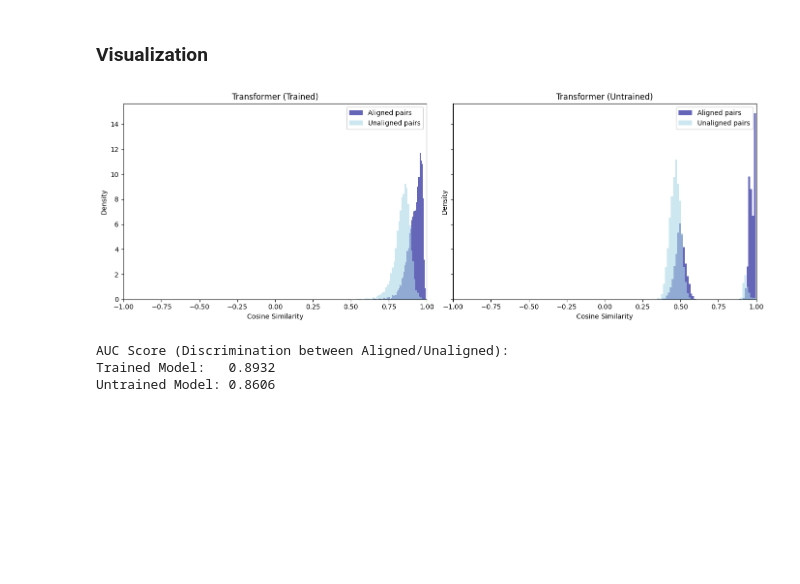
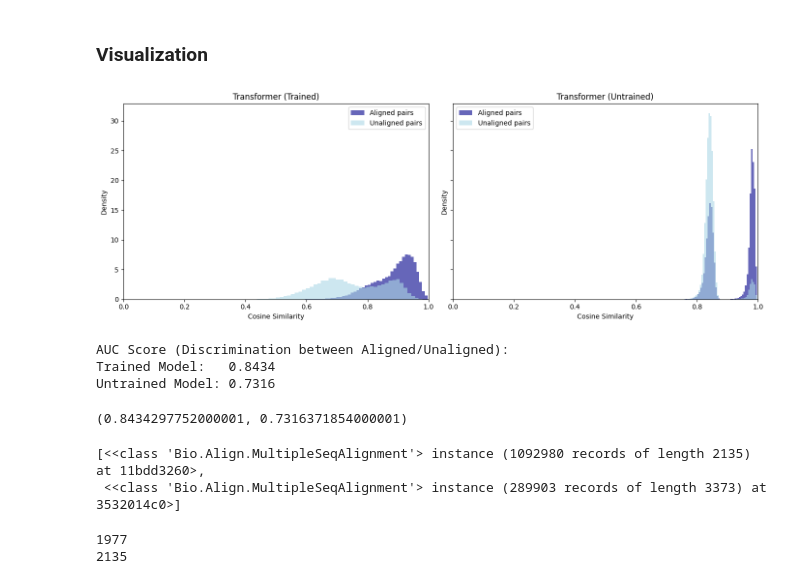
Before and after one commit to dgloukhman/unsupervised-learning-in-biology, a Jupyter notebook: experiments/Experiment_4.ipynb, the cells around one changed output. Drawn from its saved outputs; the diff is of its cells as text; code cells hidden in the pictures; blank space fills up the shorter version.

```diff
--- a/experiments/Experiment_4.ipynb
+++ b/experiments/Experiment_4.ipynb
@@ -34,7 +33,8 @@ from sklearn.metrics.pairwise import cosine_similarity
 # %%
 # kleineres Modell 'esm2_t6_8M_UR50D' zum testen
 # verwendet 36-layer Transformer trained on UniParc" (ca. 670 Mio. Parameter ) im Paper.
-model, alphabet = esm.pretrained.esm1_t6_43M_UR50S()
+model, alphabet = esm.pretrained.esm1_t34_670M_UR50S()
+# model, alphabet = esm.pretrained.esm1_t6_43M_UR50S()
 
 if torch.cuda.is_available():
     model = model.cuda()
@@ -255,42 +250,73 @@ Done. Collected 5000 aligned and 5000 unaligned pairs.
 ### Visualization
 # %%
 fig, axes = plt.subplots(1, 2, figsize=(14, 5), sharey=True)
+
 
 # Plot Helper
 def plot_dist(ax, aligned, unaligned, title):
     # Plot histograms with density
-    ax.hist(aligned, bins=50, density=True, alpha=0.6, color='darkblue', label='Aligned pairs')
-    ax.hist(unaligned, bins=50, density=True, alpha=0.6, color='lightblue', label='Unaligned pairs')
+    ax.hist(
+        aligned,
+        bins=50,
+        density=True,
+        alpha=0.6,
+        color="darkblue",
+        label="Aligned pairs",
+    )
+    ax.hist(
+        unaligned,
+        bins=50,
+        density=True,
+        alpha=0.6,
+        color="lightblue",
+        label="Unaligned pairs",
+    )
     ax.set_title(title)
     ax.set_xlabel("Cosine Similarity")
     ax.set_ylabel("Density")
     ax.legend()
-    ax.set_xlim(-1, 1)
+    ax.set_xlim(0, 1)
+
 
 # Plot Trained
-plot_dist(axes[0], train_aligned, train_unaligned, "Transformer (Trained)")
+plot_dist(axes[0], train_aligned_sim, train_unaligned_sim, "Transformer (Trained)")
 
 # Plot Untrained
-plot_dist(axes[1], untrain_aligned, untrain_unaligned, "Transformer (Untrained)")
+plot_dist(
+    axes[1], untrain_aligned_sim, untrain_unaligned_sim, "Transformer (Untrained)"
+)
 
 plt.tight_layout()
 plt.show()
 
+
 # --- Evaluation (AUC) ---
 # Quantify the separation between the distributions
-def get_auc(aligned, unaligned):
-    y_true = [1] * len(aligned) + [0] * len(unaligned)
-    y_scores = np.concatenate([aligned, unaligned])
-    return roc_auc_score(y_true, y_scores)
+def get_auc(train_aligned_sim, train_unaligned_sim, untrain_aligned_sim, untrain_unaligned_sim, print_stats=False):
+    def calculate_auc(aligned, unaligned):
+        y_true = [1] * len(aligned) + [0] * len(unaligned)
+        y_scores = np.concatenate([aligned, unaligned])
+        return roc_auc_score(y_true, y_scores)
 
-auc_trained = get_auc(train_aligned, train_unaligned)
-auc_untrained = get_auc(untrain_aligned, untrain_unaligned)
 
-print(f"AUC Score (Discrimination between Aligned/Unaligned):")
-print(f"Trained Model:   {auc_trained:.4f}")
-print(f"Untrained Model: {auc_untrained:.4f}")
+    auc_trained = calculate_auc(train_aligned_sim, train_unaligned_sim)
+    auc_untrained = calculate_auc(untrain_aligned_sim, untrain_unaligned_sim)
+
+    if print_stats:
+        print(f"AUC Score (Discrimination between Aligned/Unaligned):")
+        print(f"Trained Model:   {auc_trained:.4f}")
+        print(f"Untrained Model: {auc_untrained:.4f}")
+    return auc_trained, auc_untrained
+get_auc(
+    train_aligned_sim,
+    train_unaligned_sim,
+    untrain_aligned_sim,
+    untrain_unaligned_sim,
+    print_stats=True,
+)
 # %% [output]
-[figure, old version]
+[figure, new version]
 AUC Score (Discrimination between Aligned/Unaligned):
-Trained Model:   0.8932
-Untrained Model: 0.8606
+Trained Model:   0.8434
+Untrained Model: 0.7316
+(0.8434297752000001, 0.7316371854000001)
@@ -296,0 +329,12 @@ Untrained Model: 0.8606
+# %%
+families = families[:2]
+families
+# %% [output]
+[<<class 'Bio.Align.MultipleSeqAlignment'> instance (1092980 records of length 2135) at 11bdd3260>,
+ <<class 'Bio.Align.MultipleSeqAlignment'> instance (289903 records of length 3373) at 3532014c0>]
+# %%
+print(families[0][0].seq.count('-'))
+print(len(families[0][0].seq ))
+# %% [output]
+1977
+2135
```
Also changed, not shown: parts of 7 cells of this notebook, 3 other files.
